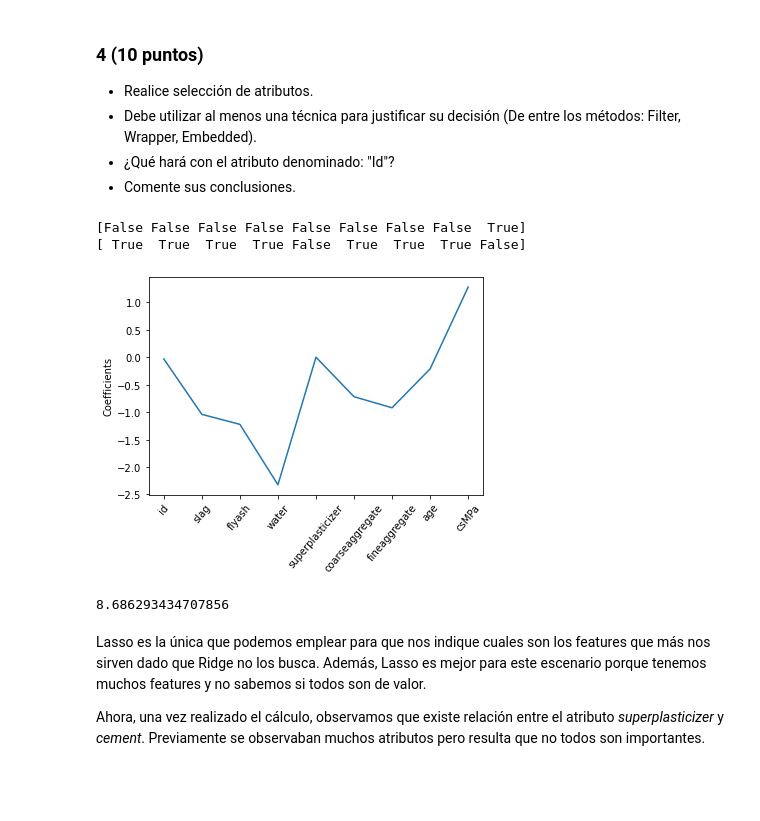
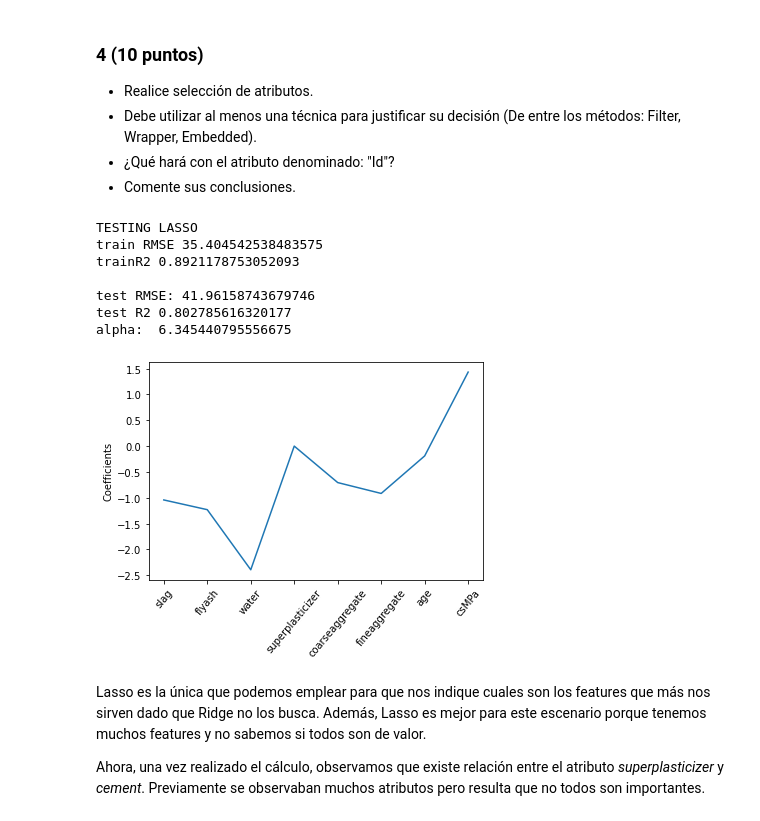
Before and after one commit to joseSalazar4/Cement-Prediction, a Jupyter notebook: 2021-2-Trabajo Practico_03.ipynb, the cells around one changed output. Saved outputs shown, nothing was run; the diff lists cells and outputs as text; code cells hidden in the pictures; blank space fills up the shorter version.

Commit message:
Trimmed Lasso Regression

```diff
--- a/2021-2-Trabajo Practico_03.ipynb
+++ b/2021-2-Trabajo Practico_03.ipynb
@@ -327,33 +327,42 @@ X_test.replace(np.nan, medianTest, inplace=True)
 # %%
 X_train.drop('id', axis=1, inplace=True) #se elimina la columna id del dataset Train
 X_test.drop('id', axis=1, inplace=True) #se elimina la columna id del dataset Test
+# %%
+# Se obtienen los nombres de las columnas
+columnNames = X_train.columns
+
+# Buscamos el mejor alpha
+lasso = LassoCV(cv=10, random_state=0) # Aplicará 100 alphas con cada uno auto
+
+# Se aplica Lasso
+lasso = lasso.fit(X_train, y_train)
+
+# Pruebas
+print("\n\nTESTING LASSO")
+pred_train_lasso= lasso.predict(X_train)
+print("train RMSE",np.sqrt(mean_squared_error(y_train,pred_train_lasso)))
+print("trainR2",r2_score(y_train, pred_train_lasso))
+print()
+pred_test_lasso= lasso.predict(X_test)
+print("test RMSE:",np.sqrt(mean_squared_error(y_test,pred_test_rr)))
+print("test R2",r2_score(y_test, pred_test_rr))
+print("alpha: ",lasso.alpha_)
+# %% [output]
+TESTING LASSO
+train RMSE 35.404542538483575
+trainR2 0.8921178753052093
+
+test RMSE: 41.96158743679746
+test R2 0.802785616320177
+alpha:  6.345440795556675
 # %%
-# Se obtienen los nombres de las columnas
-columnNames = X_train.columns
-
-# Buscamos el mejor alpha
-lasso = LassoCV(cv=50, random_state=0) # Aplicará 100 alphas con cada uno auto
-
-# Se aplica Lasso
-lasso = lasso.fit(X_train, y_train)
-lassoCoefficients = lasso.coef_
-
-print(lassoCoefficients>0)
-print(lassoCoefficients<0)
-
-# Observamos graficamente los valores mayores a 0
+# Observamos graficamente los valores lejanos a 0
 plt.ylabel('Coefficients')
 plt.plot(range(len(columnNames)), lassoCoefficients)
 plt.xticks(range(len(columnNames)), columnNames, rotation=50)
 plt.show()
 # %% [output]
-[False False False False False False False False  True]
-[ True  True  True  True False  True  True  True False]
-[figure, old version]
+[figure, new version]
-# %%
-lasso.alpha_
-# %% [output]
-8.686293434707856
 # %% [markdown]
 Lasso es la única que podemos emplear para que nos indique cuales son los features que más nos sirven dado que Ridge no los busca. Además, Lasso es mejor para este escenario porque tenemos muchos features y no sabemos si todos son de valor.
 
```
Also changed, not shown: parts of 1 cell of this notebook.
